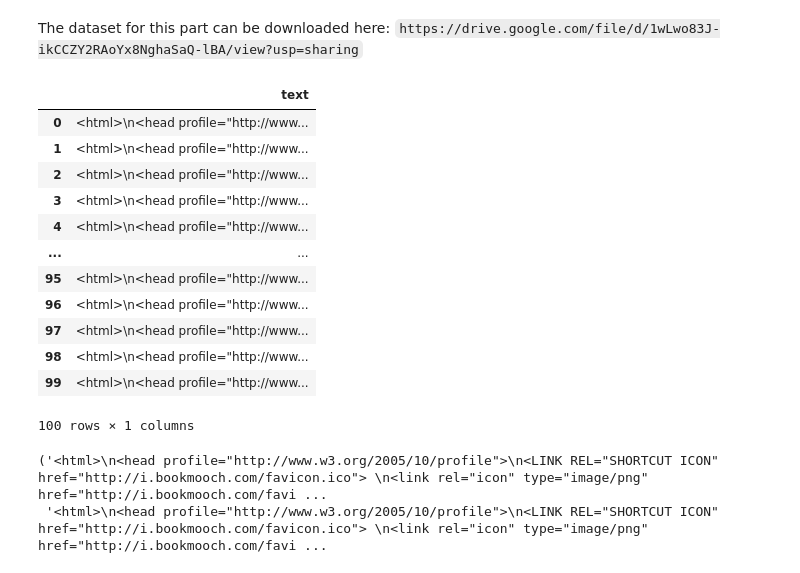
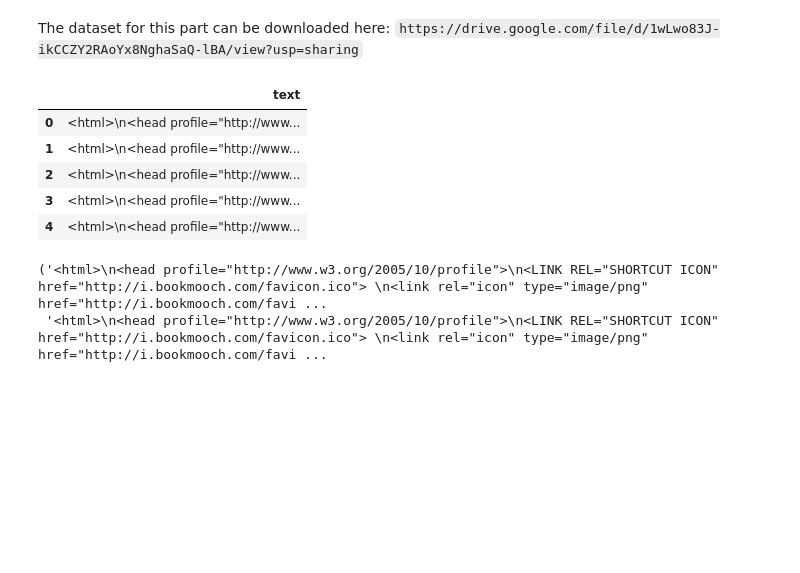
Before and after one commit to bogya345/NLP_labs, a Jupyter notebook: hw1.ipynb, the cells around one changed output. Cells and saved outputs as stored; diff of their text form; code cells hidden in the pictures; blank space fills up the shorter version.

```diff
--- a/hw1.ipynb
+++ b/hw1.ipynb
@@ -36,28 +36,22 @@ import pandas as pd
 # path = './storage/hw1/train.csv'
 path = './storage/hw1/web_sites_data.csv'
 # %%
+# limit = None
 limit = 100
 
 data = pd.read_csv(path, nrows=limit)
 
 # for debug
 # data = data.sample(100)
 
-data
+data.head()
 # %% [output]
 |  | text |
 | 0 | <html>\n<head profile="http://www... |
 | 1 | <html>\n<head profile="http://www... |
 | 2 | <html>\n<head profile="http://www... |
 | 3 | <html>\n<head profile="http://www... |
 | 4 | <html>\n<head profile="http://www... |
-| ... | ... |
-| 95 | <html>\n<head profile="http://www... |
-| 96 | <html>\n<head profile="http://www... |
-| 97 | <html>\n<head profile="http://www... |
-| 98 | <html>\n<head profile="http://www... |
-| 99 | <html>\n<head profile="http://www... |
-100 rows × 1 columns
 # %%
 ldata = data.values.tolist()
 ldata = [i[0] for i in ldata]
```
Also changed, not shown: parts of 11 cells of this notebook, 1 other file.
